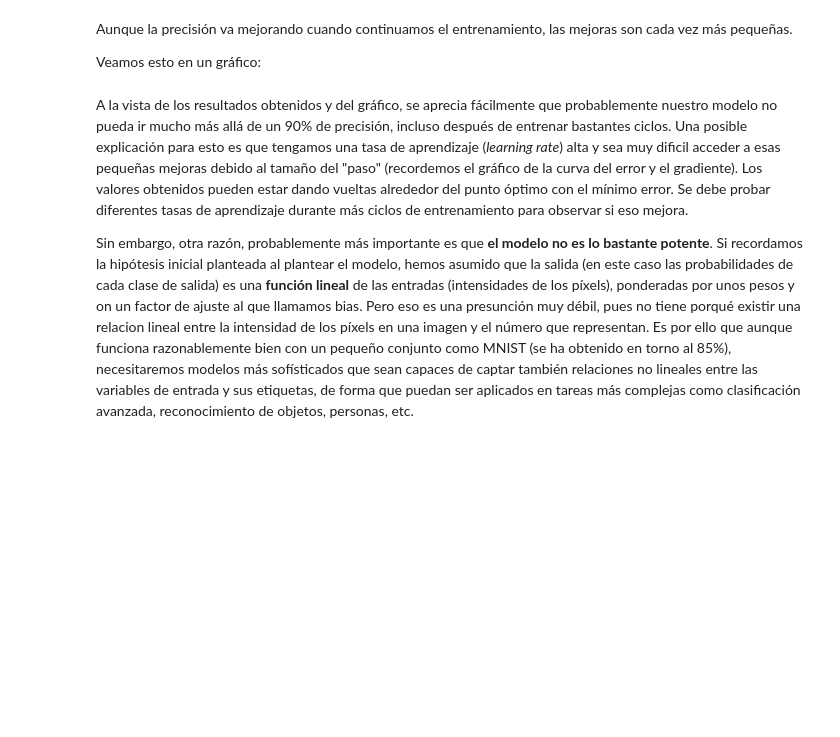
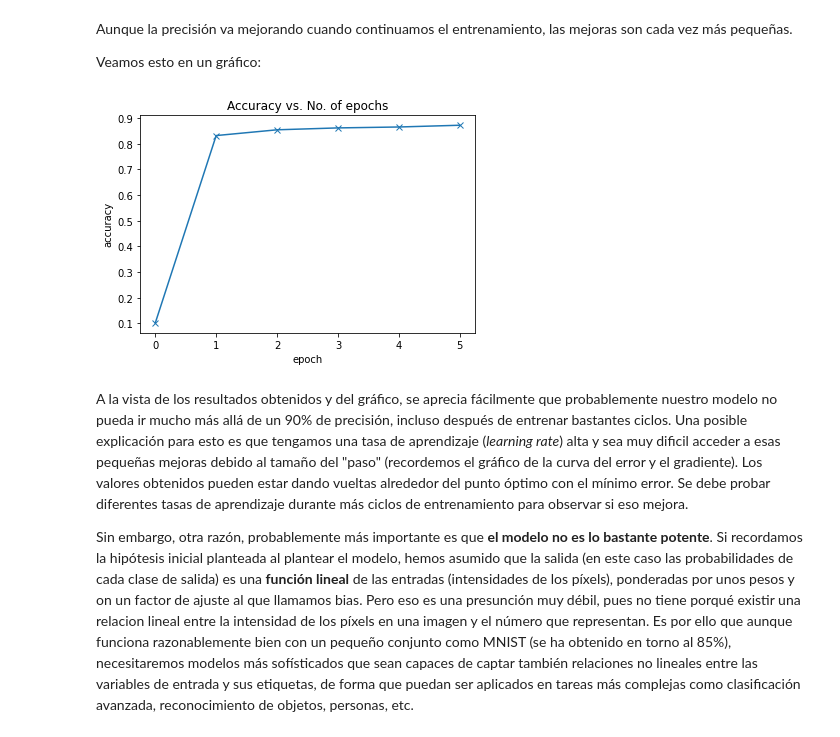
Before and after one commit to camulro/Aprendizaje-II, a Jupyter notebook: 03_Pytorch_Regresion_Logistica.ipynb, the cells around one changed output. Cells and saved outputs as stored; diff of their text form; code cells hidden in the pictures; blank space fills up the shorter version.

```diff
--- a/03_Pytorch_Regresion_Logistica.ipynb
+++ b/03_Pytorch_Regresion_Logistica.ipynb
@@ -483,12 +652,14 @@ Aunque la precisión va mejorando cuando continuamos el entrenamiento, las mejor
 
 Veamos esto en un gráfico:
 # %%
-history = [result0] + history1 + history2 + history3 + history4
+history = [result0] + history1 #+ history2 + history3 + history4
 accuracies = [result['val_acc'] for result in history]
 plt.plot(accuracies, '-x')
 plt.xlabel('epoch')
 plt.ylabel('accuracy')
 plt.title('Accuracy vs. No. of epochs');
+# %% [output]
+[figure, added]
 # %% [markdown]
 A la vista de los resultados obtenidos y del gráfico, se aprecia fácilmente que probablemente nuestro modelo no pueda ir mucho más allá de un 90% de precisión, incluso después de entrenar bastantes ciclos. Una posible explicación para esto es que tengamos una tasa de aprendizaje (_learning rate_) alta y sea muy dificil acceder a esas pequeñas mejoras debido al tamaño del  "paso" (recordemos el gráfico de la curva del error y el gradiente). Los valores obtenidos pueden estar dando vueltas alrededor del punto óptimo con el mínimo error. Se debe probar diferentes tasas de aprendizaje durante más ciclos de entrenamiento para observar si eso mejora.
 
```
Also changed, not shown: parts of 46 cells of this notebook.
